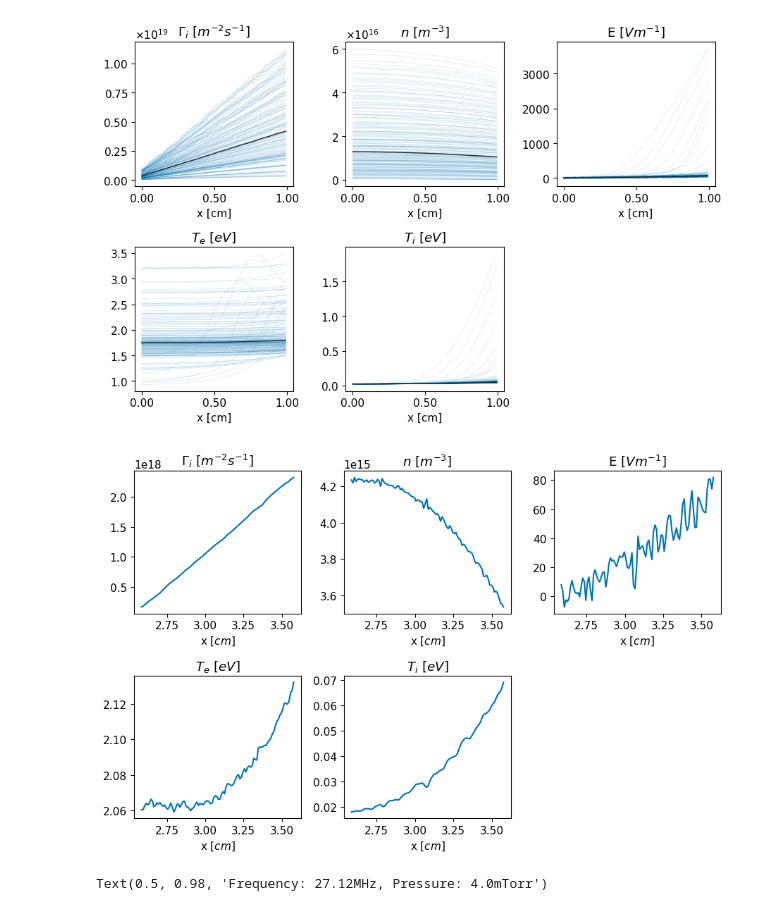
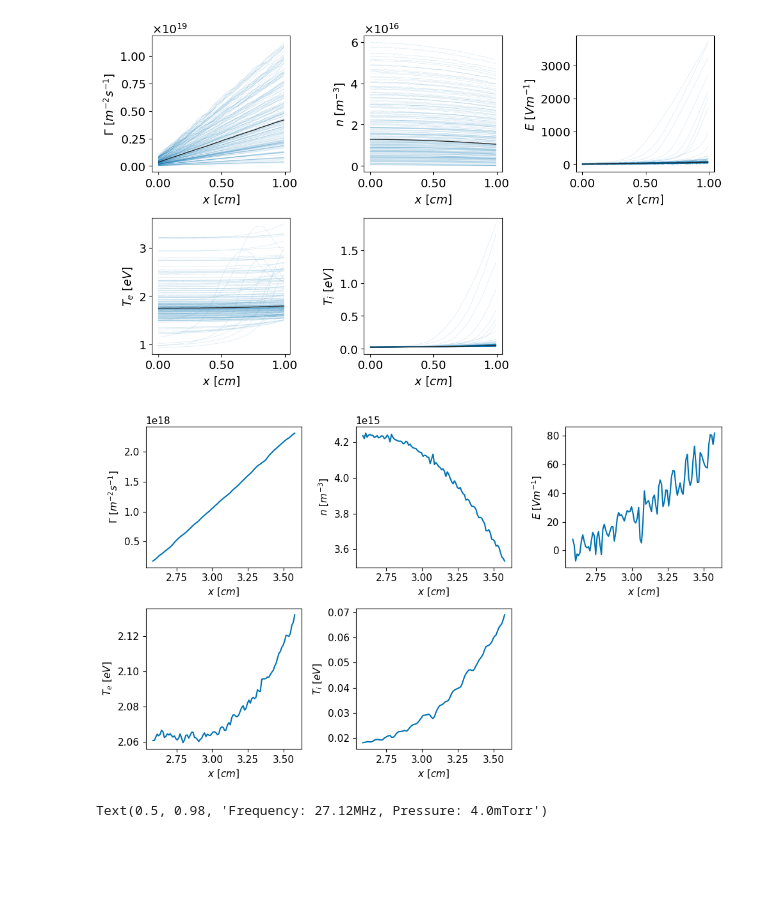
Before and after one commit to ssarwar/Pareto-Optimal-Sparse-Symbolic-Closures-in-LTPS, a Jupyter notebook: src/nondimensionalizing_profiles.ipynb, the cells around one changed output. Saved outputs shown, nothing was run; the diff lists cells and outputs as text; code cells hidden in the pictures; blank space fills up the shorter version.

Commit message:
updated some plotting

```diff
--- a/src/nondimensionalizing_profiles.ipynb
+++ b/src/nondimensionalizing_profiles.ipynb
@@ -9,15 +9,15 @@ from matplotlib import ticker as mtick
 import utils.constants as consts
 plt.style.use(["seaborn-v0_8-colorblind"])
 plt.rcParams.update({
-    "font.size":11})
+    "font.size":14})
 
 warnings.filterwarnings("ignore", message=".*Attempting to set identical low and high xlims.*")
-unitnames = ['$\\Gamma_i$ [$m^{-2} s^{-1}$]', '$n$ $[m^{-3}]$',
-         'E $[Vm^{-1}]$', '$T_e$ $[eV]$', '$T_i$ $[eV]$']
+unitnames = ['$\\Gamma$ [$m^{-2} s^{-1}$]', '$n$ $[m^{-3}]$',
+         '$E$ $[Vm^{-1}]$', '$T_e$ $[eV]$', '$T_i$ $[eV]$']
 names = ['$\\Gamma_i$', '$n$',
           'E', '$T_e$', '$T_i$']
-dnames = ['$\\Gamma_i$', '$n$', 'E', '$T_e$', '$T_i$',
-          '$dn$/dx', 'd$T_e$', 'd$T_i$', 'd$\\Gamma_i$']
+dnames = ['$\\Gamma_i$', '$n$', '$E$', '$T_e$', '$T_i$',
+          '$dn$/dx', 'd$T_e/dx$', 'd$T_i/dx$', 'd$\\Gamma_i$']
 
 cur_dir = os.path.dirname(os.path.abspath('__file__'))
 base_path = os.path.join(os.path.dirname(cur_dir), 'data/')
@@ -116,53 +116,50 @@ def select_yscale(y2d):
 # %%
 fig, axes = plt.subplots(
     nrows, ncols,
-    figsize=(2.7 * ncols + 1.0, 3.0 * nrows),
+    figsize=(3.25 * ncols + 1.0, 3.25 * nrows),
     tight_layout=True
 )
 axes = np.atleast_1d(axes).ravel()
 
 for ax, arr, label in zip(axes, profile_i, unitnames):
-    y = arr[:, ba:bb]  # (N_snap, Lx)
+    y = arr[:, ba:bb]
 
     q10, q25, q50, q75, q90 = np.percentile(y, [5, 25, 50, 75, 95], axis=0)
 
     for i in range(y.shape[0]):
         ax.plot(plotting_cm, y[i, :], color="#0072B2", alpha=0.125, linewidth=0.6)
 
     # median curve
     ax.plot(plotting_cm, q50, color="#282828FF", linewidth=1, label="median")
 
-    ax.set_title(label)
-    ax.set_xlabel("x [cm]")
+    ax.set_ylabel(label)
+    ax.set_xlabel('$x$ [$cm$]')
     # ax.grid(True, alpha=0.25)
 
     ax.ticklabel_format(axis="y", style="sci", scilimits=(-2, 2))
     ax.yaxis.set_major_formatter(mtick.ScalarFormatter(useMathText=True))
     ax.xaxis.set_major_formatter(mtick.FormatStrFormatter("%.2f"))
 
 for j in range(len(unitnames), len(axes)):
     axes[j].axis("off")
 
-# optional legend
-# handles, labels = axes[0].get_legend_handles_labels()
-# fig.legend(handles[:3], labels[:3], loc="upper center", ncol=3, frameon=False)
 fig.savefig(f"all_raw_profiles.svg")
 # %% [output]
-[figure, old version]
+[figure, new version]
 # %%
-fig, axes = plt.subplots(nrows, ncols, figsize=(2.7*ncols+1, 3*nrows), tight_layout=True)
+fig, axes = plt.subplots(nrows, ncols, figsize=(3 * ncols + 1, 3 * nrows), tight_layout=True)
 axes = np.atleast_1d(axes).ravel()
 for ax, arr, label in zip(axes, profile_i, unitnames):
     ax.plot(x_cm, arr[snapshot][ba:bb], lw=1.5)
-    ax.set_title(label)
-    ax.set_xlabel('x [$cm$]')
+    ax.set_ylabel(label)
+    ax.set_xlabel('$x$ [$cm$]')
 for j in range(len(unitnames), len(axes)):
     axes[j].axis('off')
 # fig.suptitle(f"Frequency: {freq[snapshot, 0]}MHz, Pressure: {pres[snapshot, 0]}mTorr")
 plt.gca().xaxis.set_major_formatter(mtick.FormatStrFormatter('%.2f%%'))
-fig.savefig(f"Xraw_profiles_P{pres[snapshot, 0]}_F{freq[snapshot, 0]}.svg")
+# fig.savefig(f"Xraw_profiles_P{pres[snapshot, 0]}_F{freq[snapshot, 0]}.svg")
 # %% [output]
-[figure, old version]
+[figure, new version]
 # %%
 def row_mean_masked(A, M):
     out = np.empty((A.shape[0],), dtype=A.dtype)
```
Also changed, not shown: parts of 1 cell of this notebook, 4 other files.
